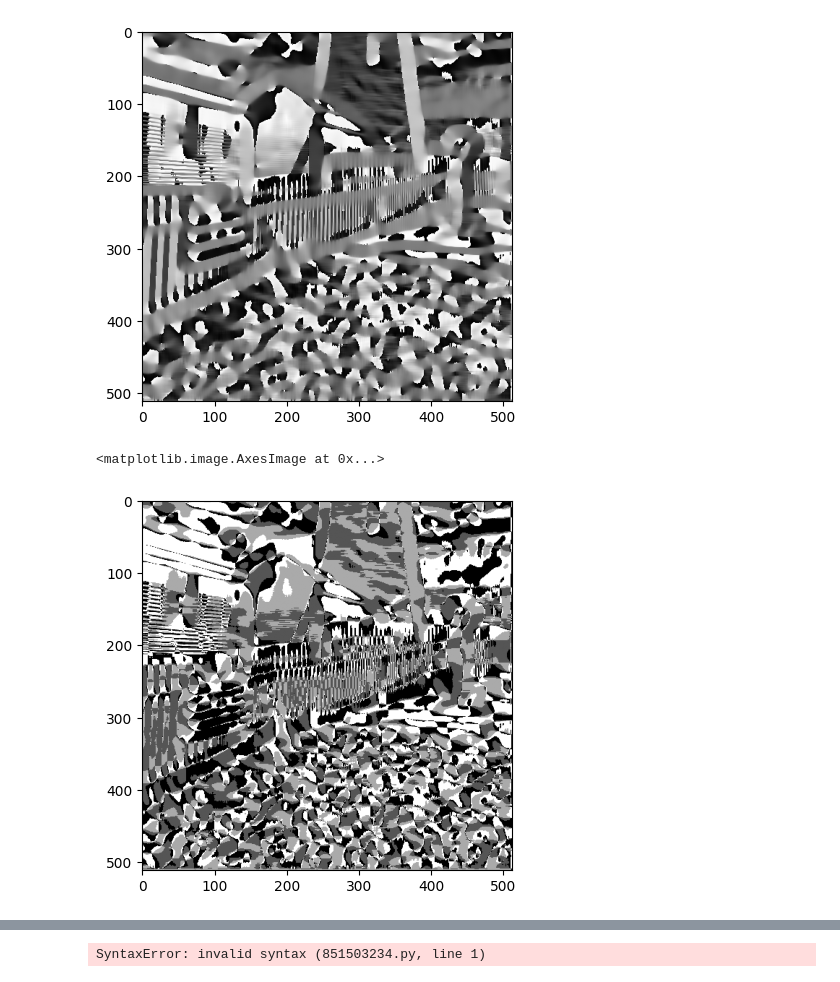
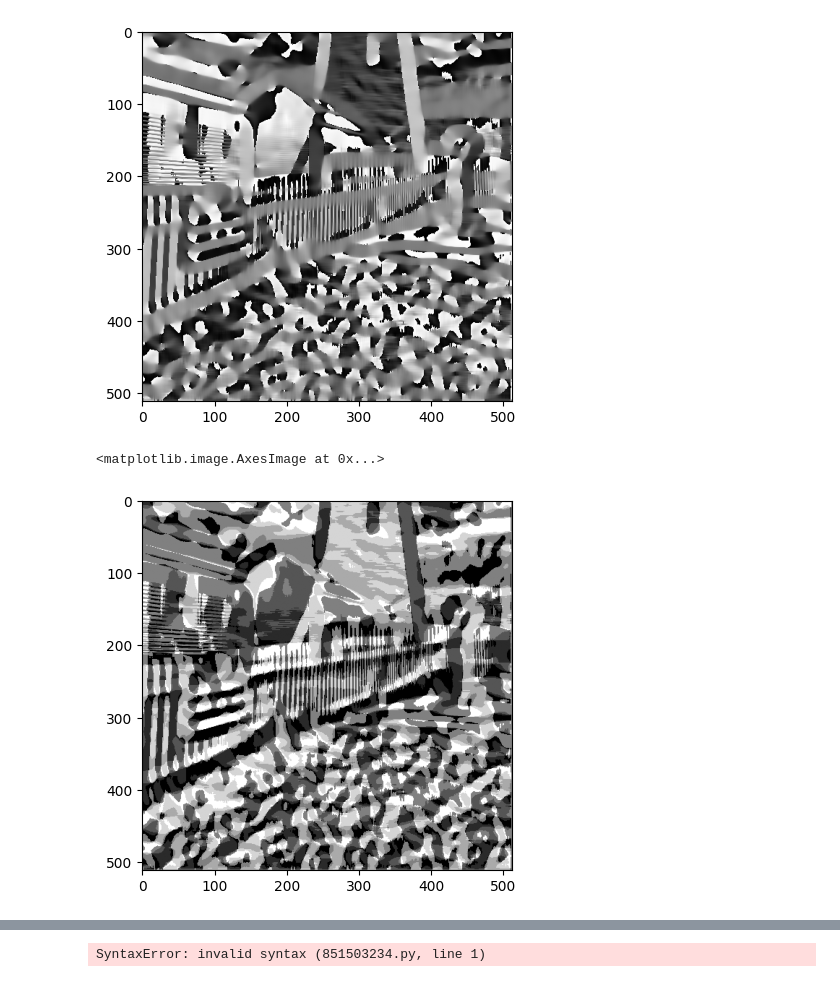
Before and after one commit to tambourine-dev/VisComp, a Jupyter notebook: Exercises/W3/W3_exercise.ipynb, the cells around one changed output, grey strips where cells are left out. Cells and saved outputs as stored; diff of their text form; code cells hidden in the pictures.

```diff
--- a/Exercises/W3/W3_exercise.ipynb
+++ b/Exercises/W3/W3_exercise.ipynb
@@ -295,18 +295,22 @@ imshow(gradient_angle);
 # %%
 # Produce and show the quantized gradient image, where each pixel is an integer
 # corresponding to a gradient direction (horizontal, primary diagonal, vertical,
 # secondary diagonal)
 
+# 0 = horizontal
+# 1 = primary horizontal
+# 2 = vertical
+# 3 = secondary diagonal
+
 def quantize(x):
-  if (x >= 0):
-    x = scipy.interpolate.interp1d([0, np.pi], [0, 1])(x)
-  else:
-    x = scipy.interpolate.interp1d([-np.pi, 0], [0, 1])(x)
-  return round(x * 3) / 3
+  x = x / np.pi
+  if (x <= 0):
+    x = 1 - x
+  return round(x * 3)
 
 
 quantized_gradient_angle = np.vectorize(quantize)(gradient_angle)
 imshow(quantized_gradient_angle)
 # %% [output]
 <matplotlib.image.AxesImage at 0x...>
-[figure, old version]
+[figure, new version]
```
Also changed, not shown: parts of 1 cell of this notebook.
